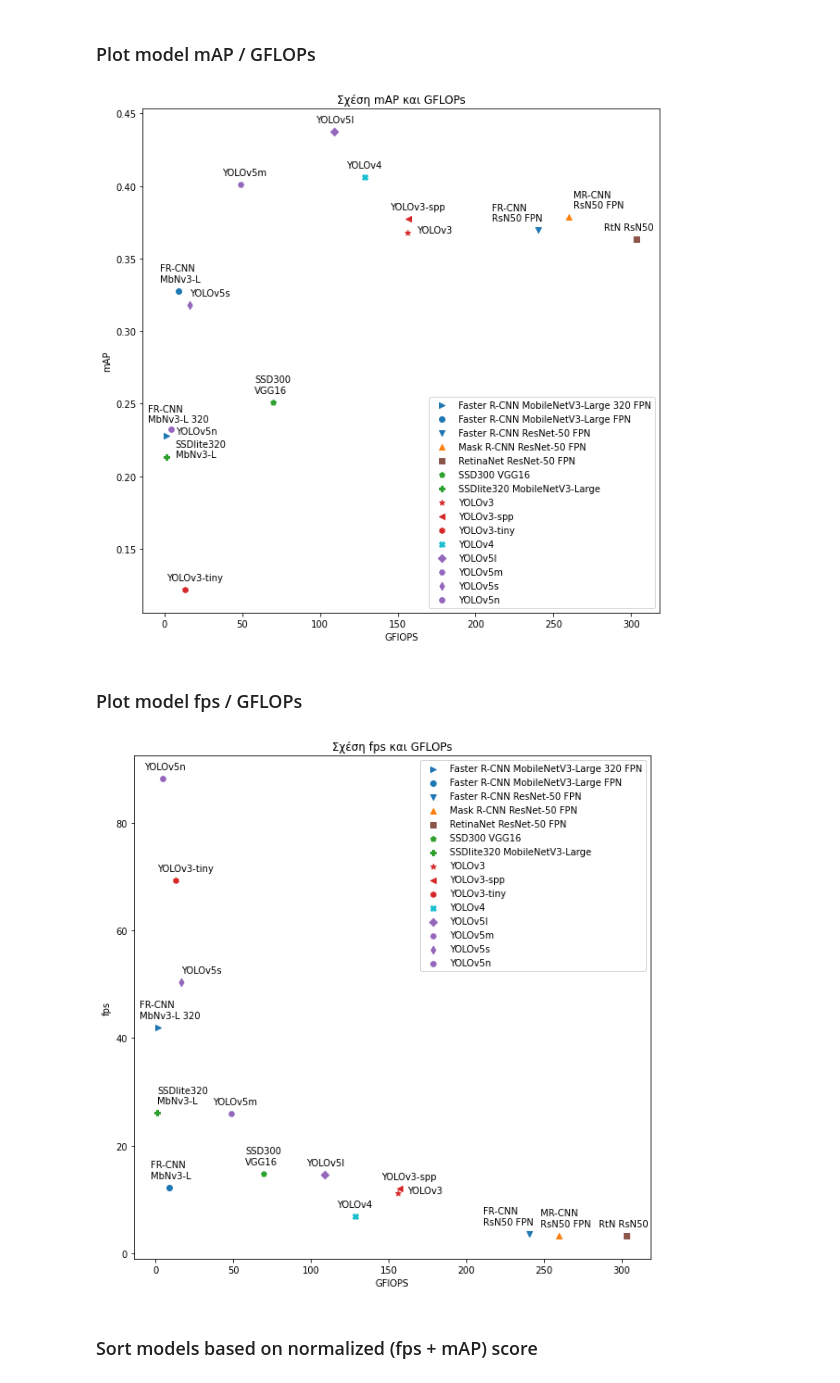
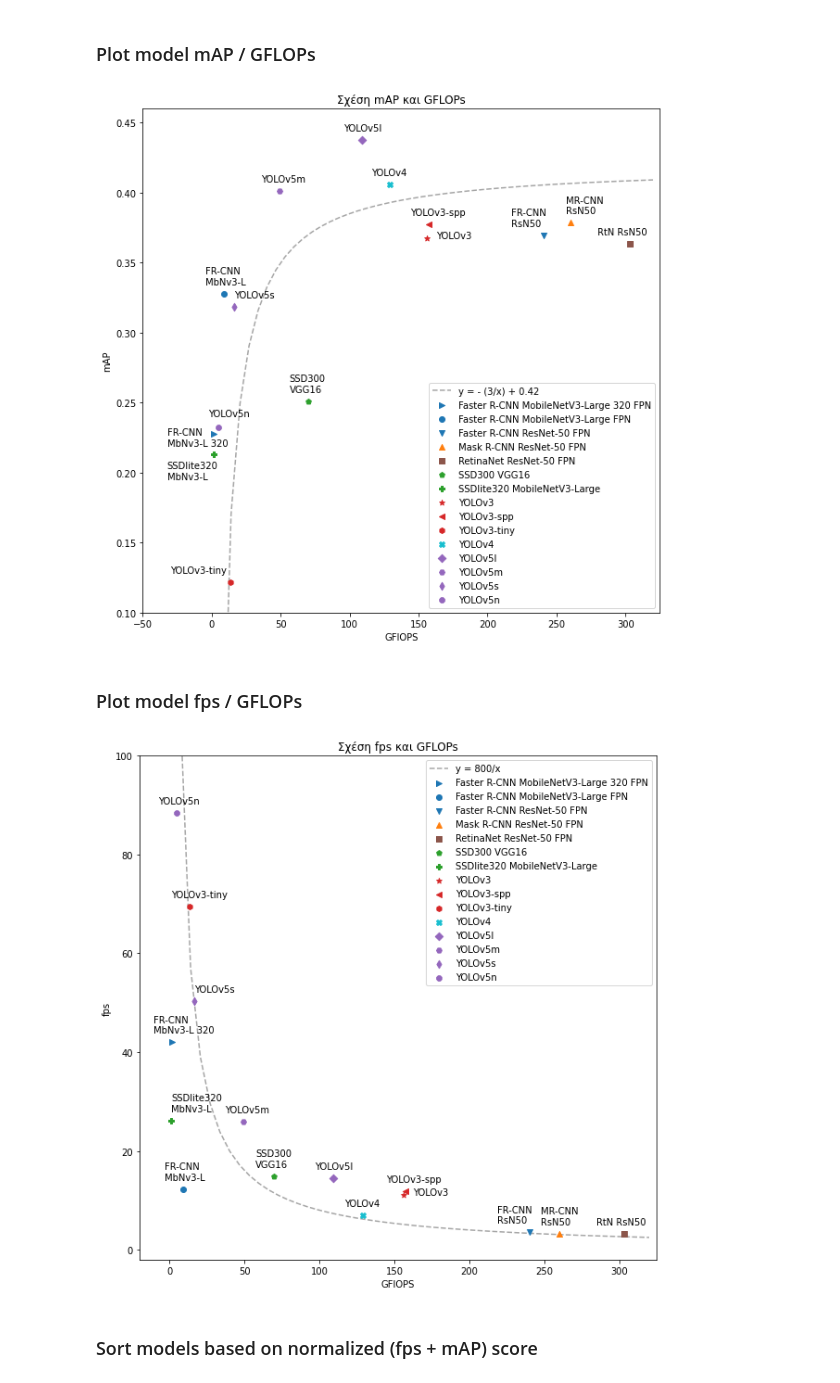
Before and after one commit to joangog/object-detection, a Jupyter notebook: analysis.ipynb, the cells around one changed output. Cells and saved outputs as stored; diff of their text form; code cells hidden in the pictures.

Commit message:
Generated all graphs

```diff
--- a/analysis.ipynb
+++ b/analysis.ipynb
@@ -16,7 +16,7 @@ Model performance analysis using the following metrics:
 # Parameters
 
 dataset_name = 'COCO17'  # Dataset to evaluate: 'MASKD' or 'PWMFD' or 'COCO17'
-gpus =  ['gtx960','k80'] # Selected gpus to show results for (available: ['gtx960','k80'])
+gpus =  ['gtx960'] # Selected gpus to show results for (available: ['gtx960','k80'])
 
 # Directories
 
@@ -125,7 +107,7 @@ if dataset_name == 'COCO17':
   colors = ['tab:blue', 'tab:blue','tab:blue','tab:orange', 'tab:brown', 'tab:green','tab:green',
             'tab:red','tab:red','tab:red', 'tab:cyan', 'tab:purple', 'tab:purple','tab:purple','tab:purple']
   models = results.model.unique()
-  models_short = ['FR-CNN MbNv3-L 320', 'FR-CNN MbNv3-L', 'FR-CNN RsN50 FPN', 'MR-CNN  RsN50 FPN', 'RtN RsN50', 'SSD300 VGG16', 'SSDlite320 MbNv3-L',
+  models_short = ['FR-CNN MbNv3-L 320', 'FR-CNN MbNv3-L', 'FR-CNN RsN50', 'MR-CNN  RsN50', 'RtN RsN50', 'SSD300 VGG16', 'SSDlite320 MbNv3-L',
                   'YOLOv3','YOLOv3-spp','YOLOv3-tiny', 'YOLOv4', 'YOLOv5l', 'YOLOv5m', 'YOLOv5s', 'YOLOv5n']
 else:
   markers = ['o','v','^','s','p',
@@ -551,23 +532,36 @@ plt.title('Σχέση mAP και GFLOPs')
 plt.xlabel('GFlOPS')
 plt.ylabel('mAP')
 
+xlim = (-50,325)
+ylim = (0.1,0.46)
+plt.xlim(xlim)
+plt.ylim(ylim)
+
+# Plot hyperbole
+x = np.linspace(1,320)
+y = - 3.5 * 1/x + 0.42
+plt.plot(x,y,'--',color='#a6a6a6',zorder=0)
+
+# Plot points
 for i in range(len(models)):
   # Point annotation distance tuning
   xytext = (-20,10)
   if models[i] == 'Faster R-CNN ResNet-50 FPN':
-    xytext = (-50,10)
+    xytext = (-35,10)
   if models[i] == 'Faster R-CNN MobileNetV3-Large 320 FPN':
-    xytext = (-20,15)
+    xytext = (-50,-13)
   if models[i] == 'Mask R-CNN ResNet-50 FPN':
-    xytext = (5,10)
+    xytext = (-5,10)
   if models[i] == 'YOLOv3':
     xytext = (10,0)
+  if models[i] == 'YOLOv3-tiny':
+    xytext = (-65,10)
   if models[i] == 'YOLOv5s':
     xytext = (0,10)
   if models[i] == 'YOLOv5n':
-    xytext = (5,-5)
+    xytext = (-10,12)
   if models[i] == 'SSDlite320 MobileNetV3-Large':
-    xytext = (10,0)
+    xytext = (-50,-27)
   if models[i] == 'RetinaNet ResNet-50 FPN':
     xytext = (-35,10)
   # Point annotations
@@ -575,46 +569,57 @@ for i in range(len(models)):
   # Scatter plot
   plt.scatter(model_gflops[i],mAP[i], marker=markers[i], color=colors[i])
 
-plt.legend(models, scatterpoints=1)
+plt.legend(np.insert(models,0,'y = - (3/x) + 0.42'), scatterpoints=1)
 
 plt.show()
 # %% [output]
-[figure, old version]
+[figure, new version]
 # %% [markdown]
 ### Plot model fps / GFLOPs
 # %%
 %matplotlib inline
 
 # Start plotting
 plt.figure(figsize=(10,10))
 
 plt.title('Σχέση fps και GFLOPs')
 plt.xlabel('GFlOPS')
 plt.ylabel('fps')
 
+xlim = (-20,325)
+ylim = (-2,100)
+plt.xlim(xlim)
+plt.ylim(ylim)
+
+# Plot hyperbole
+x = np.linspace(1,320)
+y = 800 * 1/x
+plt.plot(x,y,'--',color='#a6a6a6',zorder=0)
+
+# Plot points
 for i in range(len(models)):
   # Point annotation distance tuning
   xytext = (-20,10)
   if models[i] == 'Faster R-CNN ResNet-50 FPN':
-    xytext = (-50,10)
+    xytext = (-35,10)
   if models[i] == 'YOLOv3':
     xytext = (10,0)
   if models[i] == 'YOLOv5s':
     xytext = (0,10)
   if models[i] == 'SSDlite320 MobileNetV3-Large':
     xytext = (0,10)
   if models[i] == 'RetinaNet ResNet-50 FPN':
     xytext = (-30,10)
   # Point annotations
   plt.annotate(tw.fill(models_short[i], width=11), (model_gflops[i], fps[i]), xytext=xytext, textcoords='offset points')
   # Scatter plot
   plt.scatter(model_gflops[i],fps[i], marker=markers[i], color=colors[i])
 
-plt.legend(models, scatterpoints=1)
+plt.legend(np.insert(models,0,'y = 800/x'), scatterpoints=1)
 
 plt.show()
 # %% [output]
-[figure, old version]
+[figure, new version]
 # %% [markdown]
 ### Sort models based on normalized (fps + mAP) score
 # %%
```
Also changed, not shown: parts of 9 cells of this notebook.
